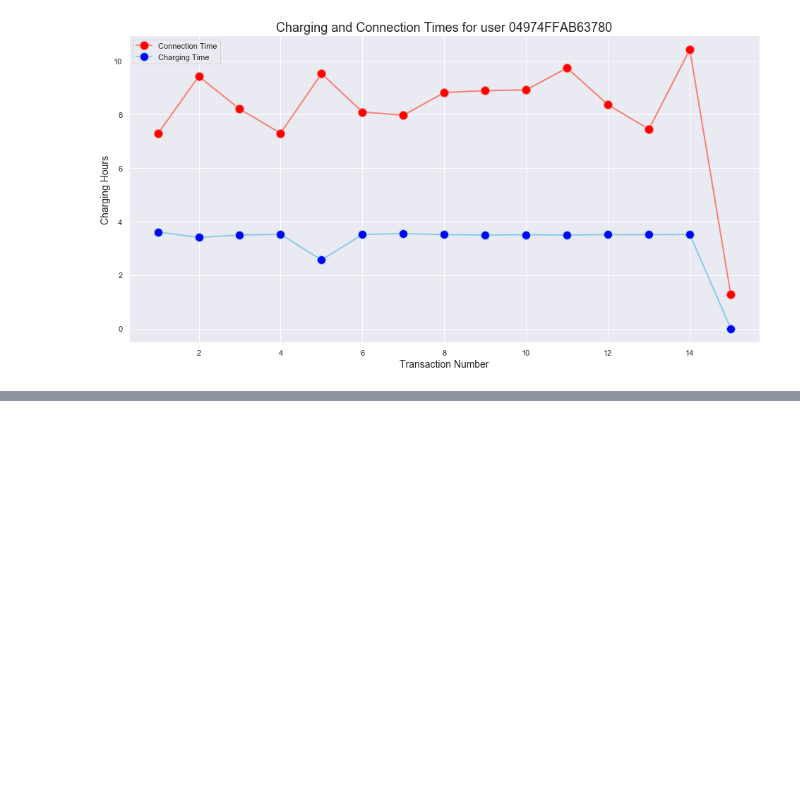
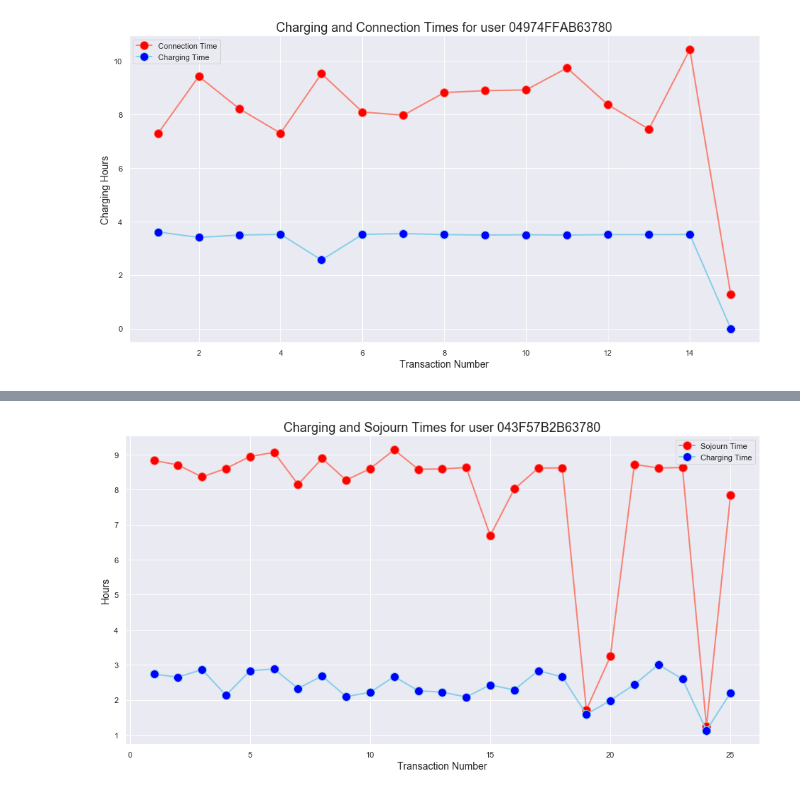
Before and after one commit to ericmassip/Smart_Charging_Of_Electric_Vehicles, a Jupyter notebook: scripts/Python/times_analysis.ipynb, the cells around one changed output, grey strips where cells are left out. Saved outputs shown, nothing was run; the diff lists cells and outputs as text; code cells hidden in the pictures; blank space fills up the shorter version.

```diff
--- a/scripts/Python/times_analysis.ipynb
+++ b/scripts/Python/times_analysis.ipynb
@@ -88,10 +107,10 @@ def plot_charging_and_connection_times(userId):
     sns.set(rc={'figure.figsize':(16,8)})
     plt.plot( np.arange(1, len(chargingTimes) + 1), connectionTimes, marker='o', markerfacecolor='red', markersize=12, color='salmon', linewidth=2)
     plt.plot( np.arange(1, len(chargingTimes) + 1), chargingTimes, marker='o', markerfacecolor='blue', markersize=12, color='skyblue', linewidth=2)
-    plt.title('Charging and Connection Times for user ' + userId, fontsize=18)
+    plt.title('Charging and Sojourn Times for user ' + userId, fontsize=18)
     plt.xlabel('Transaction Number', fontsize=14)
-    plt.ylabel('Charging Hours', fontsize=14)
-    plt.legend(['Connection Time', 'Charging Time'], loc=0)
+    plt.ylabel('Hours', fontsize=14)
+    plt.legend(['Sojourn Time', 'Charging Time'], loc=0)
 # %%
 userId = '04974FFAB63780'
 # %%
@@ -100,0 +233,6 @@ plot_charging_and_connection_times(userId)
+# %%
+top6users = historical_transactions["idTag"].value_counts().head(7)
+# %%
+plot_charging_and_connection_times(top6users.index[0])
+# %% [output]
+[figure, added]
```
Also changed, not shown: parts of 26 cells of this notebook, 18 other files.
